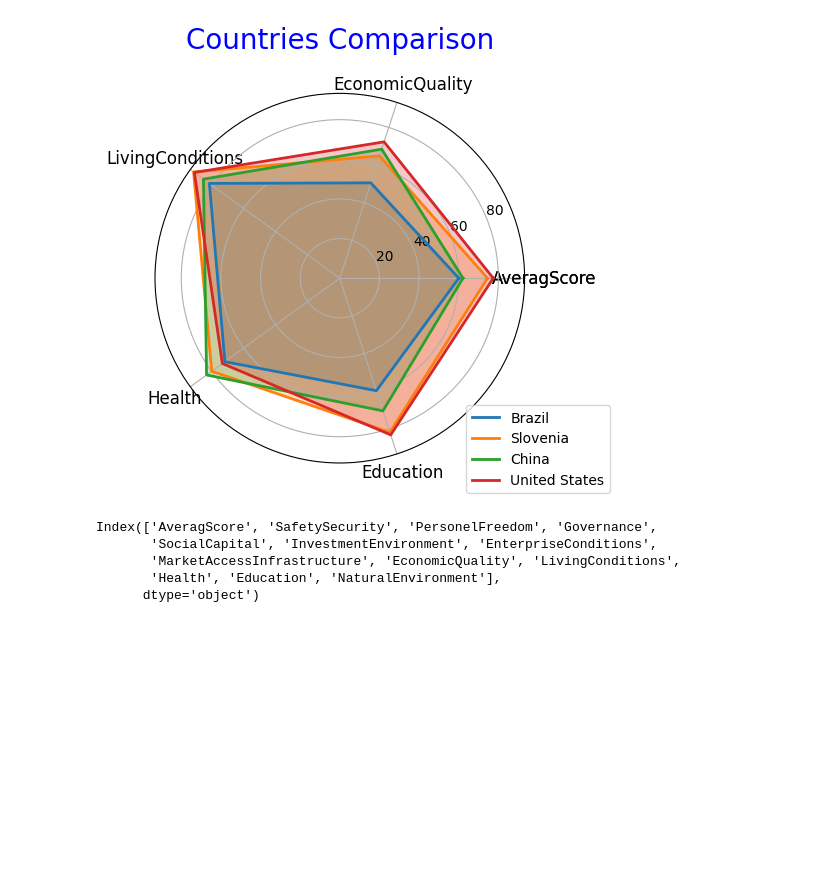
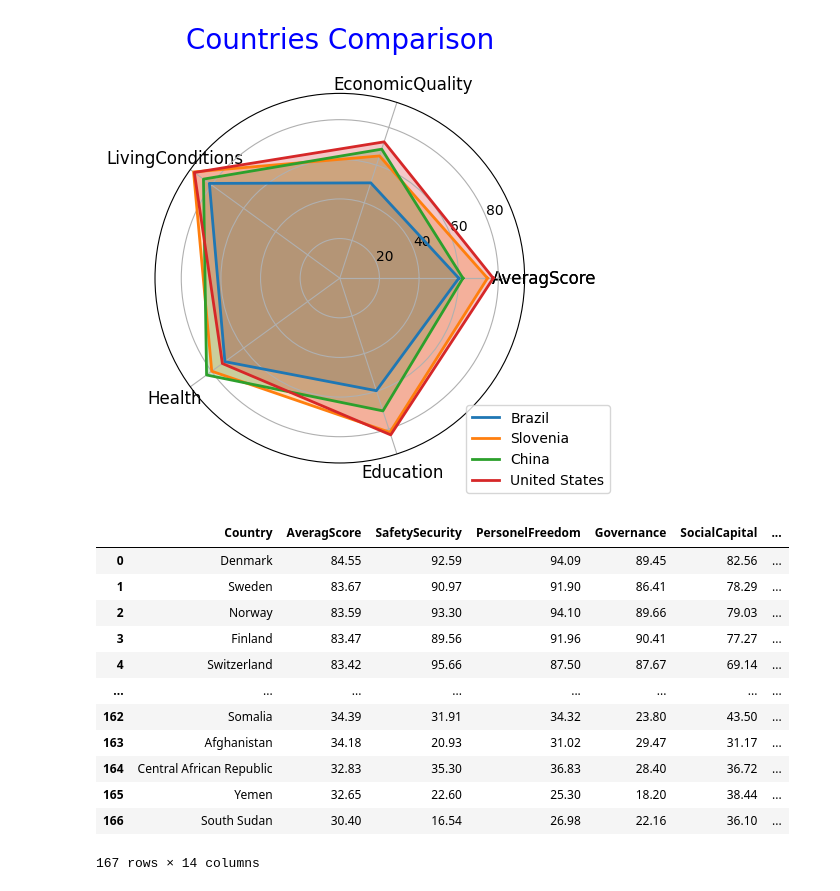
Before and after one commit to MilanGrujicic/Data_Analysis_Dumpster, a Jupyter notebook: 2023_global_country_development_analysis.ipynb, the cells around one changed output. Saved outputs shown, nothing was run; the diff lists cells and outputs as text; code cells hidden in the pictures; blank space fills up the shorter version.

```diff
--- a/2023_global_country_development_analysis.ipynb
+++ b/2023_global_country_development_analysis.ipynb
@@ -60,10 +60,18 @@ plt.legend(loc='lower right', bbox_to_anchor=(1.25, -0.1))
 <matplotlib.legend.Legend at 0x...>
 [figure]
 # %%
-df.columns
+df
 # %% [output]
+|  | Country | AveragScore | SafetySecurity | PersonelFreedom | Governance | SocialCapital | ... |
+| 0 | Denmark | 84.55 | 92.59 | 94.09 | 89.45 | 82.56 | ... |
+| 1 | Sweden | 83.67 | 90.97 | 91.90 | 86.41 | 78.29 | ... |
+| 2 | Norway | 83.59 | 93.30 | 94.10 | 89.66 | 79.03 | ... |
+| 3 | Finland | 83.47 | 89.56 | 91.96 | 90.41 | 77.27 | ... |
+| 4 | Switzerland | 83.42 | 95.66 | 87.50 | 87.67 | 69.14 | ... |
+| ... | ... | ... | ... | ... | ... | ... | ... |
+| 162 | Somalia | 34.39 | 31.91 | 34.32 | 23.80 | 43.50 | ... |
+| 163 | Afghanistan | 34.18 | 20.93 | 31.02 | 29.47 | 31.17 | ... |
+| 164 | Central African Republic | 32.83 | 35.30 | 36.83 | 28.40 | 36.72 | ... |
+| 165 | Yemen | 32.65 | 22.60 | 25.30 | 18.20 | 38.44 | ... |
+| 166 | South Sudan | 30.40 | 16.54 | 26.98 | 22.16 | 36.10 | ... |
-Index(['AveragScore', 'SafetySecurity', 'PersonelFreedom', 'Governance',
-       'SocialCapital', 'InvestmentEnvironment', 'EnterpriseConditions',
-       'MarketAccessInfrastructure', 'EconomicQuality', 'LivingConditions',
-       'Health', 'Education', 'NaturalEnvironment'],
-      dtype='object')
+167 rows × 14 columns
```
Also changed, not shown: parts of 2 cells of this notebook.
